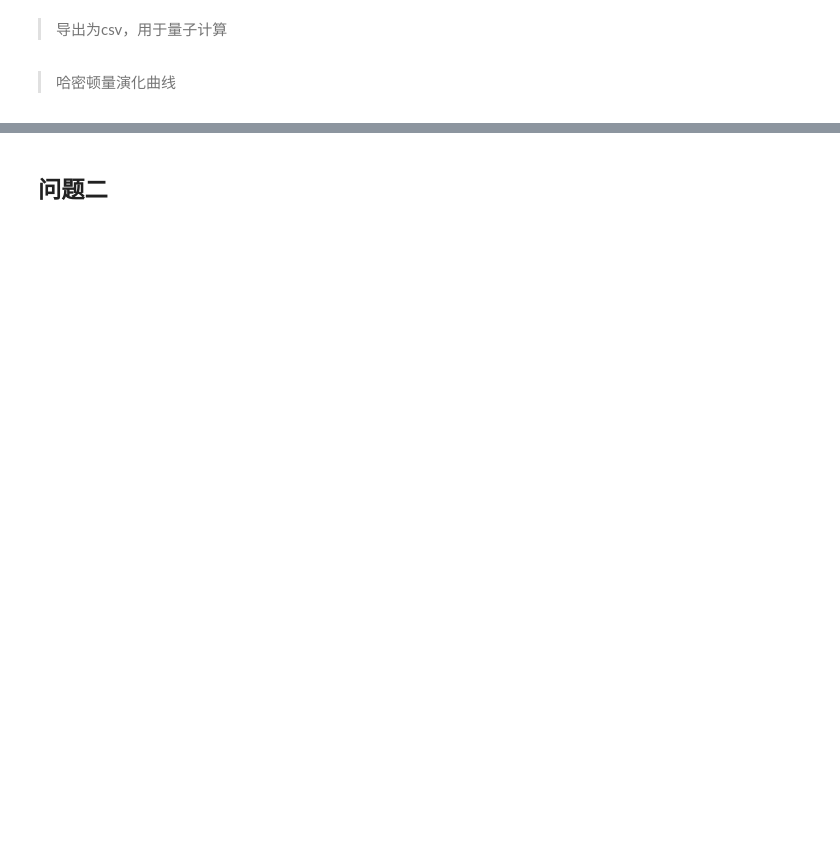
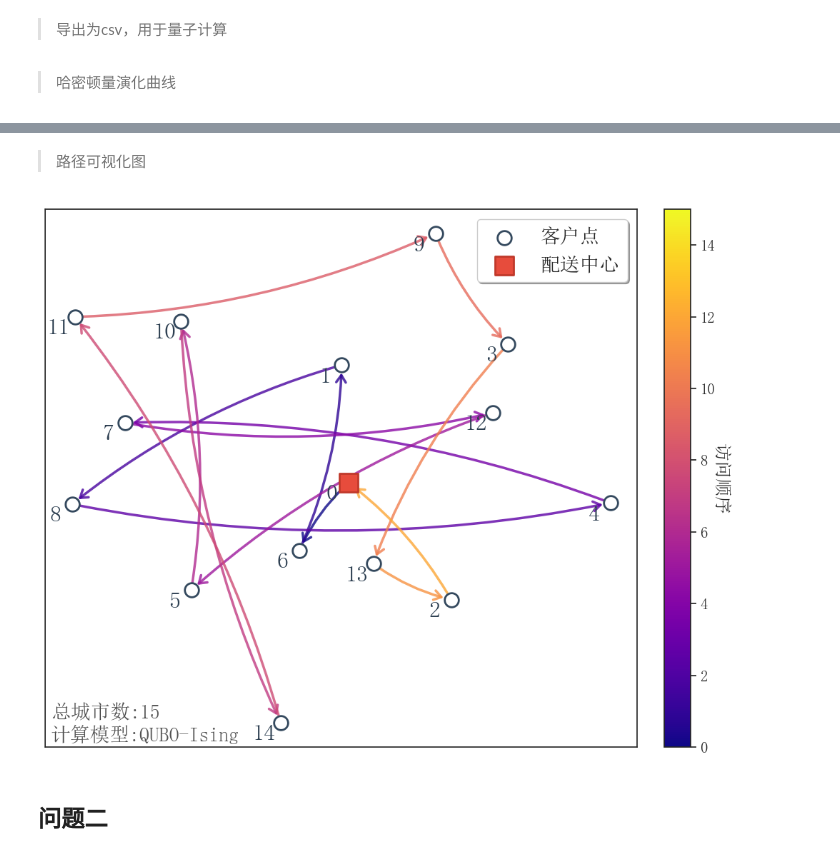
Before and after one commit to Flyhwjf/mathma, a Jupyter notebook: 1.ipynb, the cells around one changed output, grey strips where cells are left out. Drawn from its saved outputs; the diff is of its cells as text; code cells hidden in the pictures; blank space fills up the shorter version.

```diff
--- a/1.ipynb
+++ b/1.ipynb
@@ -21,7 +22,7 @@ xl = pd.ExcelFile(excel_path)
 sheet_names = xl.sheet_names
 target_sheet = sheet_names[1]
 df = pd.read_excel(excel_path, sheet_name=target_sheet, header=0)
-# 转换为numpy数组
-travel_time_matrix = df.iloc[:, 1:].values
+# 转换为numpy数组, 前15节点
+travel_time_matrix = df.iloc[0:15, 1:16].values
 travel_time_matrix
 # %% [output]
@@ -107,2 +166,75 @@ pd.DataFrame(qubo_mat).to_csv("tsp1.csv", index=False, header=False)
+# %% [markdown]
+> 路径可视化图
+# %%
+def plot_final_route_pro(w_matrix, path, title="TSP最优路径拓扑分布图"):
+    # 设置视觉风格
+    sns.set_theme(style="white") # 清爽背景
+    plt.rcParams['font.sans-serif'] = ['SimSun']
+    plt.rcParams['axes.unicode_minus'] = False
+
+    # MDS降维获取坐标
+    mds = MDS(n_components=2, dissimilarity='precomputed', random_state=42, n_init=10)
+    coords = mds.fit_transform((w_matrix + w_matrix.T) / 2)
+
+    fig, ax = plt.subplots(figsize=(10, 8), dpi=100)
+
+    # 准备渐变色
+    # 使用'plasma'或'viridis'颜色映射，表示路径的先后顺序
+    num_steps = len(path) - 1
+    colors = cm.plasma(np.linspace(0, 0.8, num_steps))
+
+    # 绘制路径，带渐变和箭头
+    for i in range(num_steps):
+        u, v = path[i], path[i+1]
+        start_coord = coords[u]
+        end_coord = coords[v]
+
+        # 绘制箭头，颜色随顺序变深/变亮
+        ax.annotate("", xy=end_coord, xytext=start_coord,
+                    arrowprops=dict(arrowstyle="->,head_width=0.4,head_length=0.6",
+                                   lw=2.5, color=colors[i], alpha=0.8,
+                                   shrinkA=8, shrinkB=8, # 避免箭头刺入节点内部
+                                   connectionstyle="arc3,rad=0.1")) # 略微弯曲增加动感
+
+    # 绘制节点
+    # 普通客户点
+    customer_indices = [i for i in range(len(w_matrix)) if i != 0]
+    ax.scatter(coords[customer_indices, 0], coords[customer_indices, 1],
+               c='white', s=200, edgecolors='#34495E', linewidth=2, zorder=3, label='客户点')
+
+    # 仓库起点
+    ax.scatter(coords[0, 0], coords[0, 1],
+               c='#E74C3C', marker='s', s=350, edgecolors='#C0392B',
+               linewidth=2, zorder=4, label='配送中心')
+
+    # 添加节点编号，优化位置，避免重叠
+    for i in range(len(w_matrix)):
+        ax.text(coords[i, 0]-0.2, coords[i, 1]-0.3, str(i),
+                fontsize=23, fontweight='bold', ha='center', color='#2C3E50')
+
+    # 添加颜色条展示访问顺序
+    sm = plt.cm.ScalarMappable(cmap=cm.plasma, norm=plt.Normalize(vmin=0, vmax=num_steps))
+    cbar = fig.colorbar(sm, ax=ax, fraction=0.07, pad=0.04)
+    cbar.set_label('访问顺序', rotation=270, labelpad=15, fontsize=18)
+    cbar.ax.tick_params(labelsize=15)
+
+    # 细节修饰
+    # ax.set_title(title, fontsize=18, fontweight='bold', color='#2C3E50')
+    ax.set_xticks([])
+    ax.set_yticks([])
+    for spine in ax.spines.values():
+        spine.set_visible(True)
+
+    # 添加左下角信息备注
+    ax.text(0.01, 0.01, f"总城市数:{len(w_matrix)}\n计算模型:QUBO-Ising",
+            transform=ax.transAxes, fontsize=20, alpha=0.8)
+    plt.legend(loc='upper right', frameon=True, shadow=True, fontsize=20)
+    plt.tight_layout()
+    plt.show()
+
+# 运行
+plot_final_route_pro(travel_time_matrix, complete_path)
+# %% [output]
+[figure, added]
 # %% [markdown]
 ## 问题二
```
Also changed, not shown: parts of 6 cells of this notebook, 3 other files.
